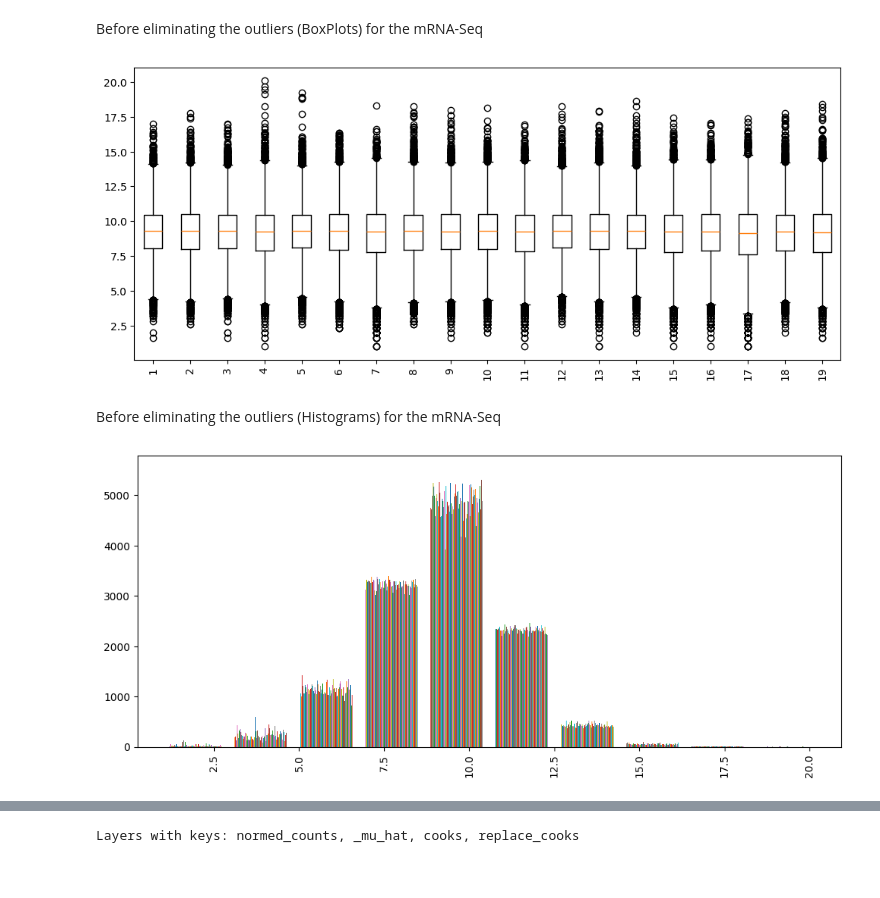
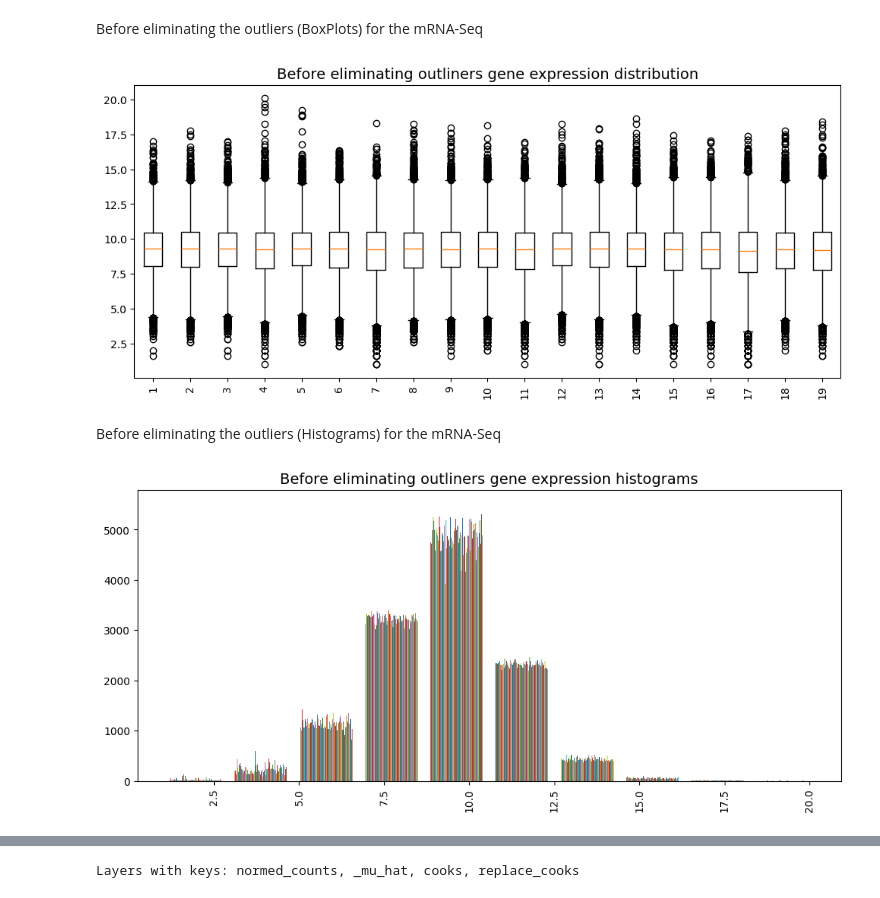
Before and after one commit to Fasmanuel2002/UPSA_Thesis_Research, a Jupyter notebook: research/notebooks/RenSeq.ipynb, the cells around one changed output, grey strips where cells are left out. Cells and saved outputs as stored; diff of their text form; code cells hidden in the pictures.

```diff
--- a/research/notebooks/RenSeq.ipynb
+++ b/research/notebooks/RenSeq.ipynb
@@ -89,17 +90,19 @@ Before eliminating the outliers (BoxPlots) for the mRNA-Seq
 # %%
 plt.figure(figsize=(12,5))
 plt.boxplot(np.log2(df_counts[1:20].T + 1))  # transpose
+plt.title("Before eliminating outliners gene expression distribution", fontsize=14)
 plt.xticks(rotation=90)
 plt.show()
 # %% [output]
-[figure, old version]
+[figure, new version]
 # %% [markdown]
 Before eliminating the outliers (Histograms) for the mRNA-Seq
 # %%
 plt.figure(figsize=(12,5))
 plt.hist(np.log2(df_counts[1:2000].T + 1))
+plt.title("Before eliminating outliners gene expression histograms", fontsize=14)
 plt.xticks(rotation=90)
 plt.show()
 # %% [output]
-[figure, old version]
+[figure, new version]
 # %%
```
Also changed, not shown: parts of 7 cells of this notebook.
